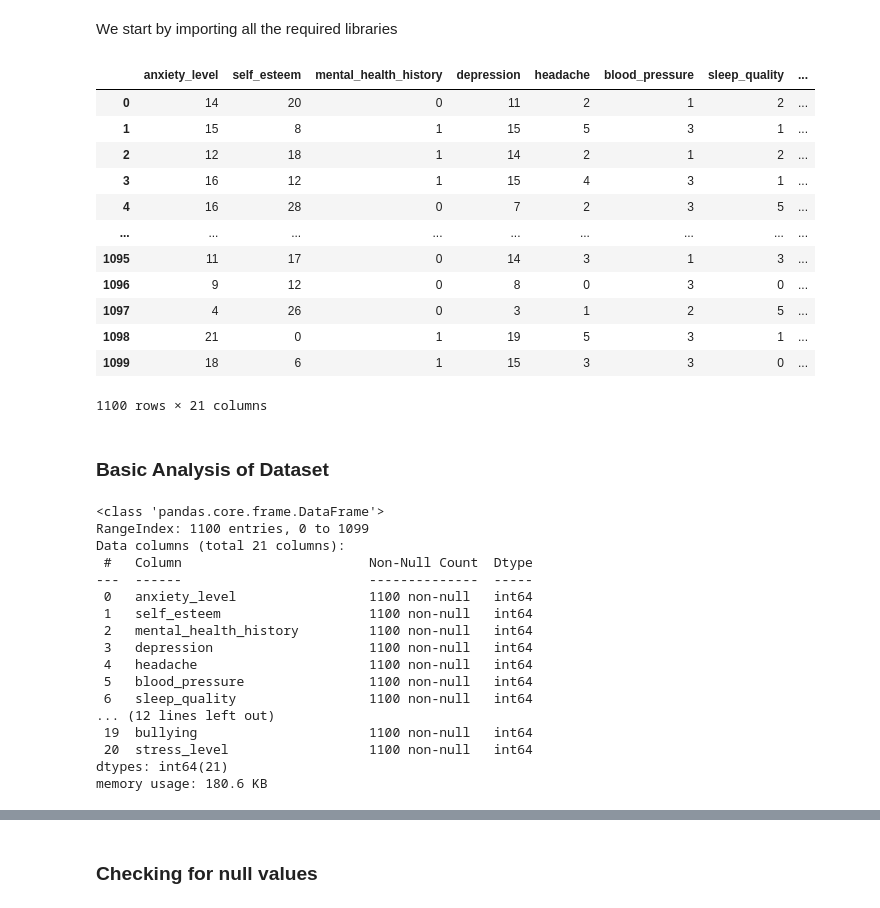
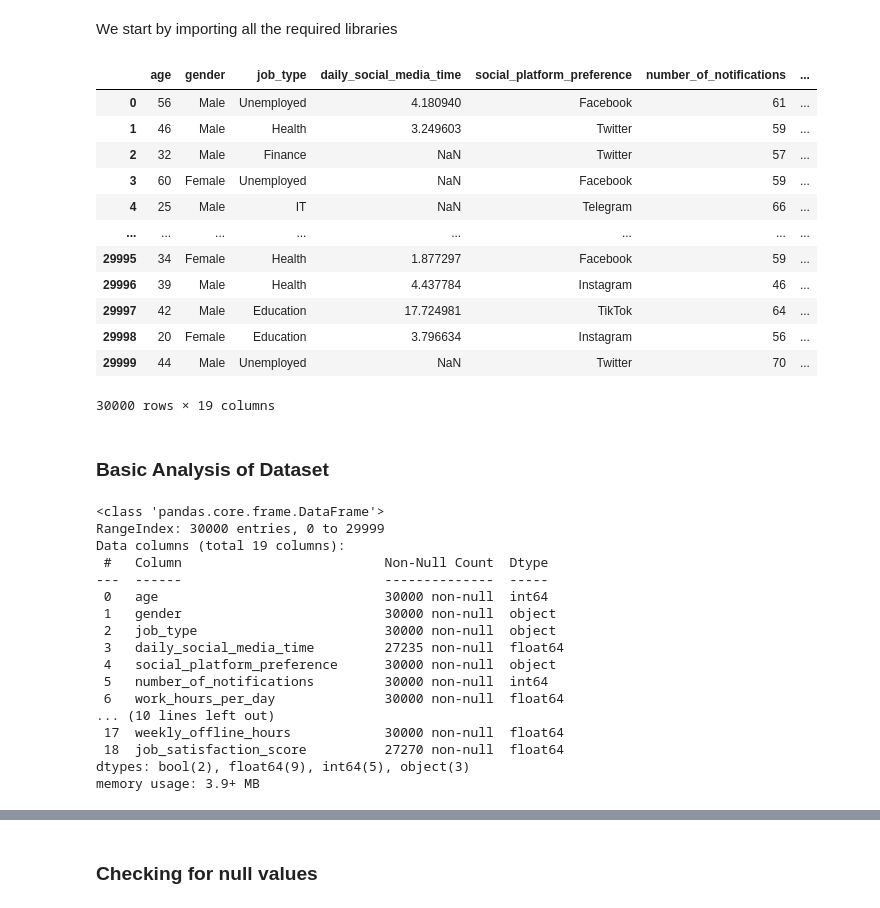
Before and after one commit to Aditya-pj/Student_Stress_Level_Prediction_ML_Project_, a Jupyter notebook: Midsem.ipynb, the cells around one changed output, grey strips where cells are left out. Cells and saved outputs as stored; diff of their text form; code cells hidden in the pictures.

```diff
--- a/Midsem.ipynb
+++ b/Midsem.ipynb
@@ -8,22 +8,22 @@ import numpy as np
 import seaborn as sns
 import matplotlib.pyplot as plt
 # %%
-df = pd.read_csv("StressLevelDataset.csv")
+df = pd.read_csv("social_media_vs_productivity.csv")
 df
 # %% [output]
-|  | anxiety_level | self_esteem | mental_health_history | depression | headache | blood_pressure | sleep_quality | ... |
-| 0 | 14 | 20 | 0 | 11 | 2 | 1 | 2 | ... |
-| 1 | 15 | 8 | 1 | 15 | 5 | 3 | 1 | ... |
-| 2 | 12 | 18 | 1 | 14 | 2 | 1 | 2 | ... |
-| 3 | 16 | 12 | 1 | 15 | 4 | 3 | 1 | ... |
-| 4 | 16 | 28 | 0 | 7 | 2 | 3 | 5 | ... |
-| ... | ... | ... | ... | ... | ... | ... | ... | ... |
-| 1095 | 11 | 17 | 0 | 14 | 3 | 1 | 3 | ... |
-| 1096 | 9 | 12 | 0 | 8 | 0 | 3 | 0 | ... |
-| 1097 | 4 | 26 | 0 | 3 | 1 | 2 | 5 | ... |
-| 1098 | 21 | 0 | 1 | 19 | 5 | 3 | 1 | ... |
-| 1099 | 18 | 6 | 1 | 15 | 3 | 3 | 0 | ... |
+|  | age | gender | job_type | daily_social_media_time | social_platform_preference | number_of_notifications | ... |
+| 0 | 56 | Male | Unemployed | 4.180940 | Facebook | 61 | ... |
+| 1 | 46 | Male | Health | 3.249603 | Twitter | 59 | ... |
+| 2 | 32 | Male | Finance | NaN | Twitter | 57 | ... |
+| 3 | 60 | Female | Unemployed | NaN | Facebook | 59 | ... |
+| 4 | 25 | Male | IT | NaN | Telegram | 66 | ... |
+| ... | ... | ... | ... | ... | ... | ... | ... |
+| 29995 | 34 | Female | Health | 1.877297 | Facebook | 59 | ... |
+| 29996 | 39 | Male | Health | 4.437784 | Instagram | 46 | ... |
+| 29997 | 42 | Male | Education | 17.724981 | TikTok | 64 | ... |
+| 29998 | 20 | Female | Education | 3.796634 | Instagram | 56 | ... |
+| 29999 | 44 | Male | Unemployed | NaN | Twitter | 70 | ... |
-1100 rows × 21 columns
+30000 rows × 19 columns
 # %% [markdown]
 ### Basic Analysis of Dataset
 # %%
@@ -31,22 +31,22 @@ df
 df.info()
 # %% [output]
 <class 'pandas.core.frame.DataFrame'>
-RangeIndex: 1100 entries, 0 to 1099
-Data columns (total 21 columns):
- #   Column                        Non-Null Count  Dtype
----  ------                        --------------  -----
- 0   anxiety_level                 1100 non-null   int64
- 1   self_esteem                   1100 non-null   int64
- 2   mental_health_history         1100 non-null   int64
- 3   depression                    1100 non-null   int64
- 4   headache                      1100 non-null   int64
- 5   blood_pressure                1100 non-null   int64
- 6   sleep_quality                 1100 non-null   int64
-... (12 lines left out)
- 19  bullying                      1100 non-null   int64
- 20  stress_level                  1100 non-null   int64
-dtypes: int64(21)
-memory usage: 180.6 KB
+RangeIndex: 30000 entries, 0 to 29999
+Data columns (total 19 columns):
+ #   Column                          Non-Null Count  Dtype
+---  ------                          --------------  -----
+ 0   age                             30000 non-null  int64
+ 1   gender                          30000 non-null  object
+ 2   job_type                        30000 non-null  object
+ 3   daily_social_media_time         27235 non-null  float64
+ 4   social_platform_preference      30000 non-null  object
+ 5   number_of_notifications         30000 non-null  int64
+ 6   work_hours_per_day              30000 non-null  float64
+... (10 lines left out)
+ 17  weekly_offline_hours            30000 non-null  float64
+ 18  job_satisfaction_score          27270 non-null  float64
+dtypes: bool(2), float64(9), int64(5), object(3)
+memory usage: 3.9+ MB
 # %%
 # statistics of all features
 df.describe()
```
Also changed, not shown: parts of 41 cells of this notebook.
